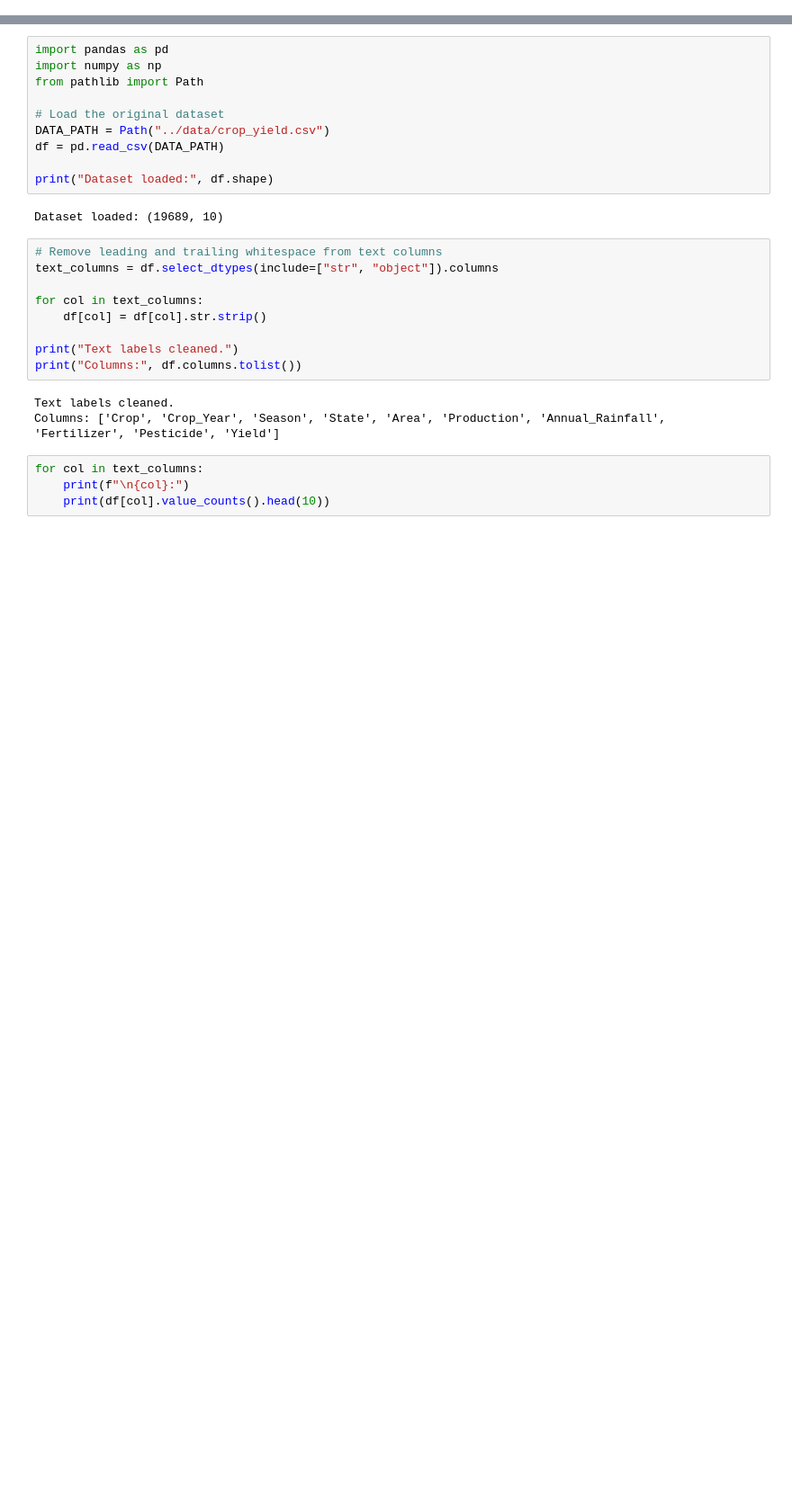
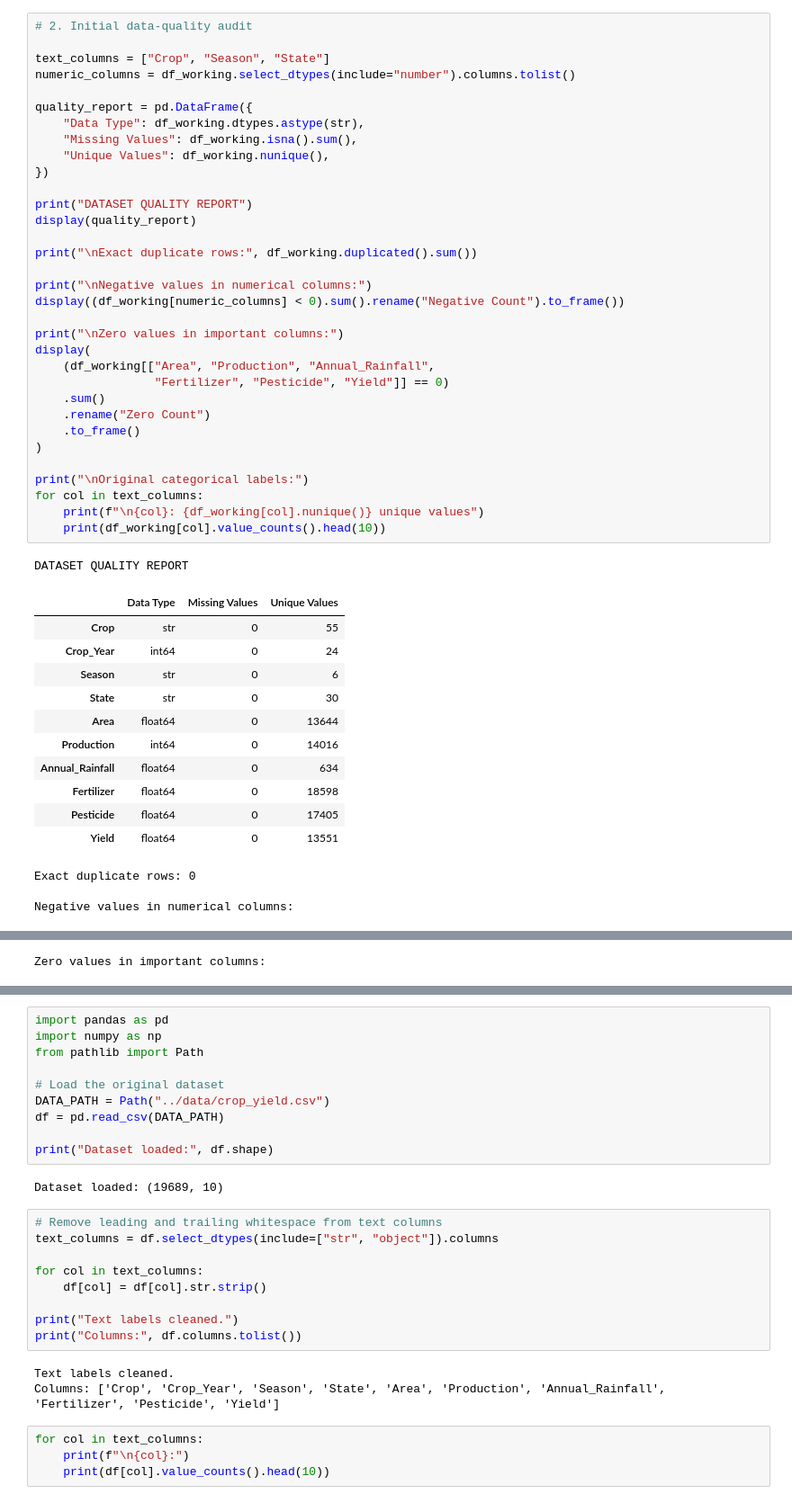
Before and after one commit to rohan24may/Crop-Yield-Analysis, a Jupyter notebook: notebooks/02_data_preprocessing.ipynb, the cells around one changed output, grey strips where cells are left out. Shown at 90% size. Cells and saved outputs as stored; diff of their text form; blank space fills up the shorter version.

```diff
--- a/notebooks/02_data_preprocessing.ipynb
+++ b/notebooks/02_data_preprocessing.ipynb
@@ -0,0 +49,49 @@
+# %%
+# 2. Initial data-quality audit
+
+text_columns = ["Crop", "Season", "State"]
+numeric_columns = df_working.select_dtypes(include="number").columns.tolist()
+
+quality_report = pd.DataFrame({
+    "Data Type": df_working.dtypes.astype(str),
+    "Missing Values": df_working.isna().sum(),
+    "Unique Values": df_working.nunique(),
+})
+
+print("DATASET QUALITY REPORT")
+display(quality_report)
+
+print("\nExact duplicate rows:", df_working.duplicated().sum())
+
+print("\nNegative values in numerical columns:")
+display((df_working[numeric_columns] < 0).sum().rename("Negative Count").to_frame())
+
+print("\nZero values in important columns:")
+display(
+    (df_working[["Area", "Production", "Annual_Rainfall",
+                 "Fertilizer", "Pesticide", "Yield"]] == 0)
+    .sum()
+    .rename("Zero Count")
+    .to_frame()
+)
+
+print("\nOriginal categorical labels:")
+for col in text_columns:
+    print(f"\n{col}: {df_working[col].nunique()} unique values")
+    print(df_working[col].value_counts().head(10))
+# %% [output]
+DATASET QUALITY REPORT
+|  | Data Type | Missing Values | Unique Values |
+| Crop | str | 0 | 55 |
+| Crop_Year | int64 | 0 | 24 |
+| Season | str | 0 | 6 |
+| State | str | 0 | 30 |
+| Area | float64 | 0 | 13644 |
+| Production | int64 | 0 | 14016 |
+| Annual_Rainfall | float64 | 0 | 634 |
+| Fertilizer | float64 | 0 | 18598 |
+| Pesticide | float64 | 0 | 17405 |
+| Yield | float64 | 0 | 13551 |
+Exact duplicate rows: 0
+
+Negative values in numerical columns:
@@ -0,0 +106 @@
+Zero values in important columns:
```
Also changed, not shown: parts of 4 cells of this notebook, 5 other files.
